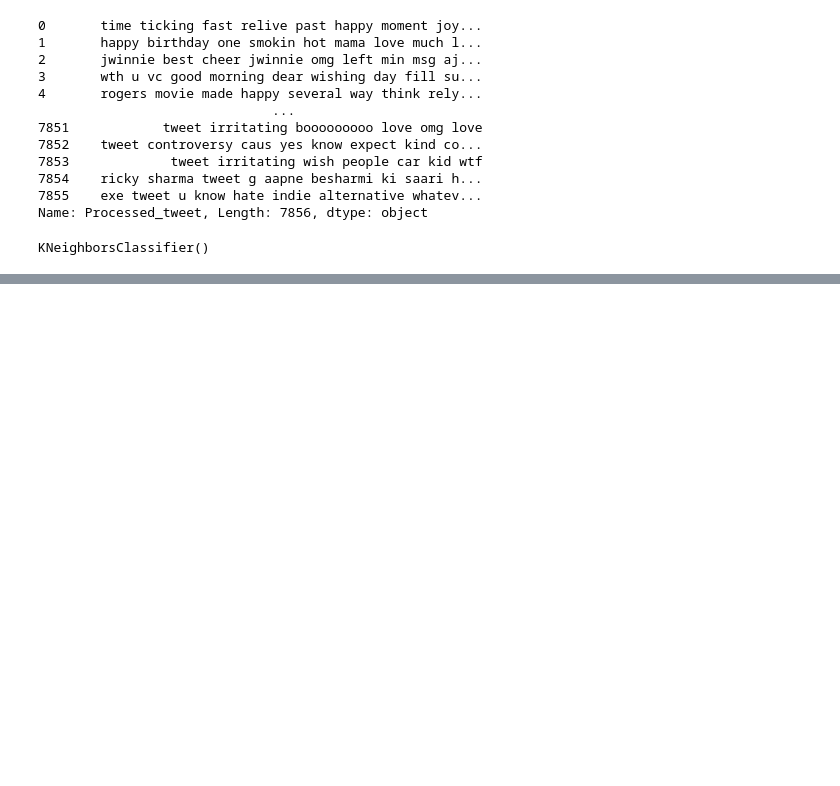
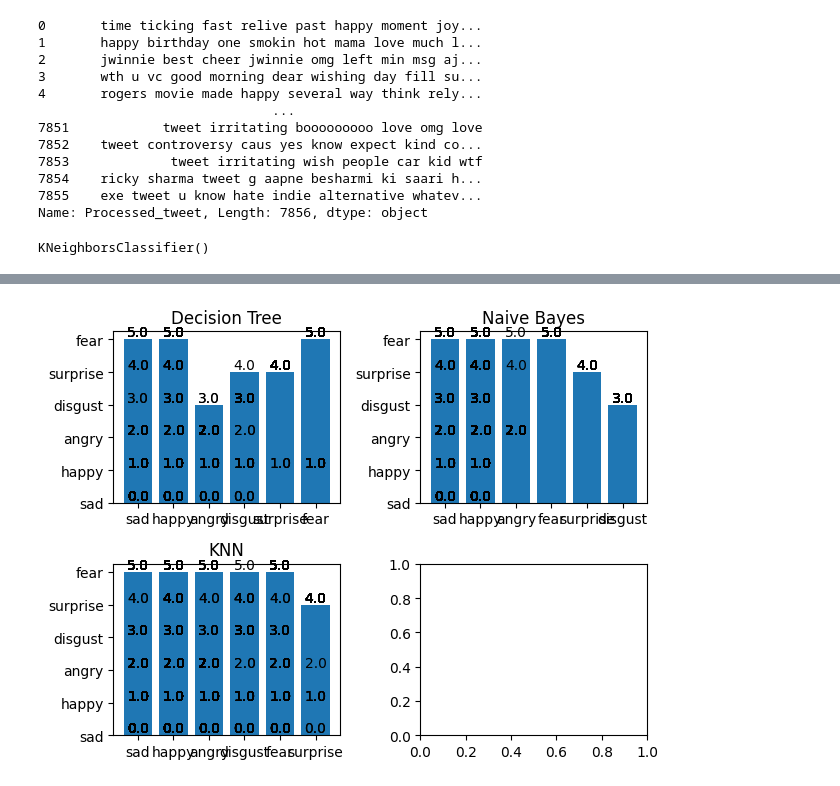
Before and after one commit to alvinmr/datamining-klp13, a Jupyter notebook: dt.ipynb, the cells around one changed output, grey strips where cells are left out. Cells and saved outputs as stored; diff of their text form; code cells hidden in the pictures; blank space fills up the shorter version.

```diff
--- a/dt.ipynb
+++ b/dt.ipynb
@@ -106,0 +183,26 @@ weighted avg       0.65      0.65      0.64      1572
+# %%
+import matplotlib.pyplot as plt
+
+fig, axs = plt.subplots(nrows=2, ncols=2)
+
+# Membuat bar plot
+axs[0, 0].bar(y_pred_dt, y_test, label='Decision Tree')
+axs[0, 0].set_title('Decision Tree')
+
+axs[0, 1].bar(y_pred_nb, y_test, label='Naive Bayes')
+axs[0, 1].set_title('Naive Bayes')
+
+axs[1, 0].bar(y_pred_knn, y_test, label='KNN')
+axs[1, 0].set_title('KNN')
+
+# Menampilkan jumlah data di setiap bar
+for ax in axs.flat:
+    for rect in ax.patches:
+        height = rect.get_height()
+        ax.text(rect.get_x() + rect.get_width() / 2, height, height, ha='center', va='bottom')
+
+# Menampilkan bar plot
+fig.tight_layout()
+plt.show()
+# %% [output]
+[figure, added]
```
Also changed, not shown: parts of 7 cells of this notebook, 2 other files.
